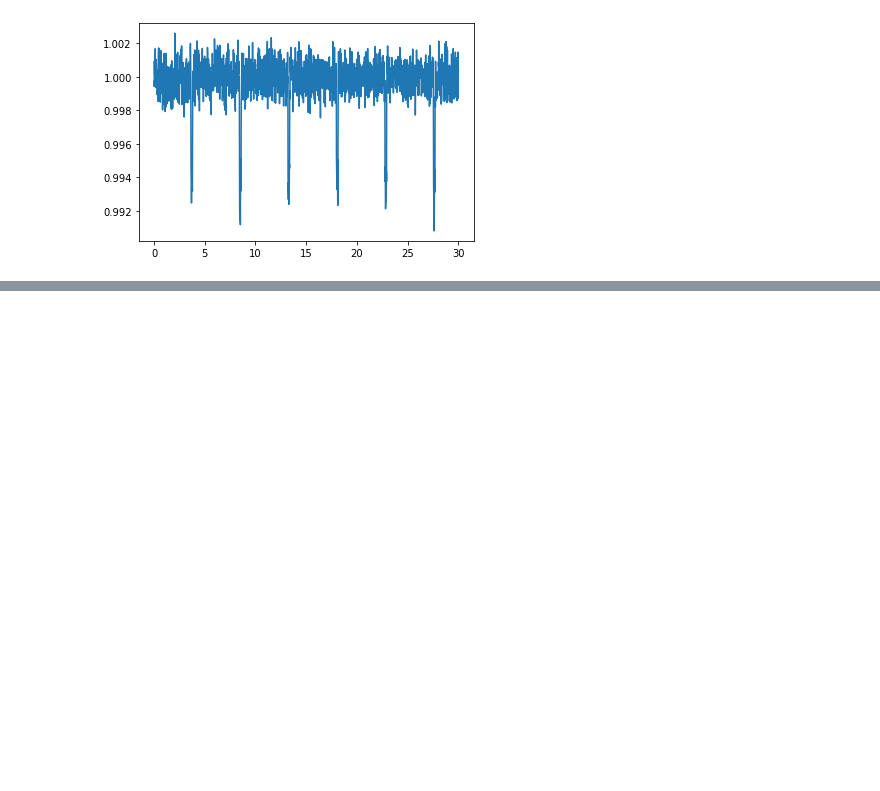
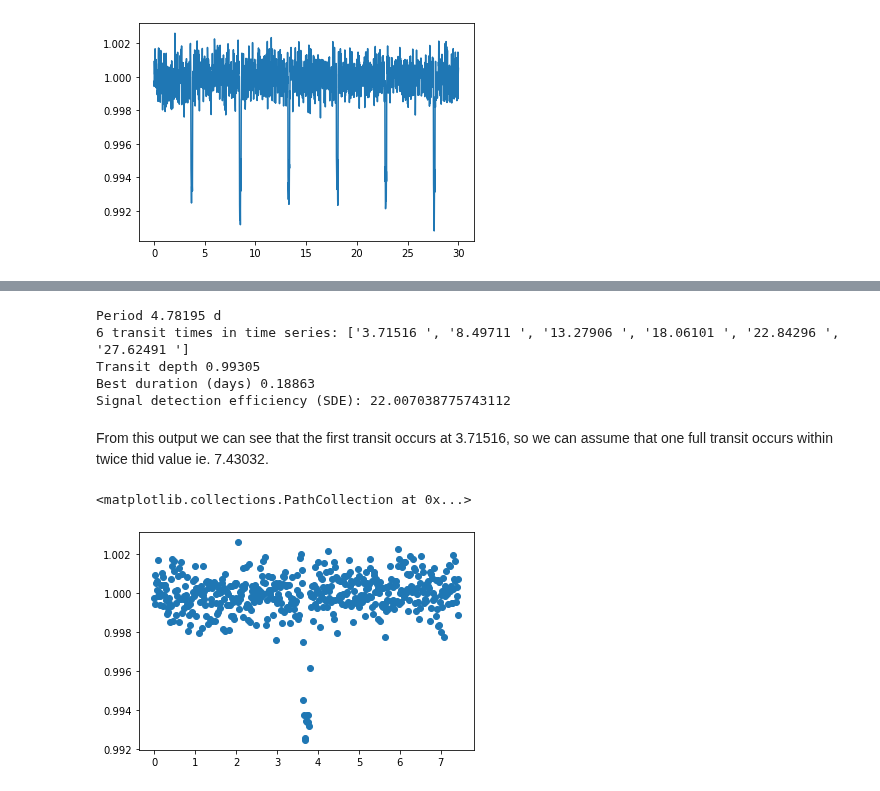
Before and after one commit to Hamza-Suleman/transiting-exoplanets, a Jupyter notebook: BATMAN_testing.ipynb, the cells around one changed output, grey strips where cells are left out. Cells and saved outputs as stored; diff of their text form; code cells hidden in the pictures; blank space fills up the shorter version.

```diff
--- a/BATMAN_testing.ipynb
+++ b/BATMAN_testing.ipynb
@@ -175,0 +192,29 @@ plt.plot(time,flux)
+# %%
+print('Period', format(results.period, '.5f'), 'd')
+print(len(results.transit_times), 'transit times in time series:',
+
+  ['{0:0.5f} ' .format(i) for i in results. transit_times])
+print ('Transit depth', format(results.depth, '.5f'))
+print( 'Best duration (days)' , format(results.duration, '.5f'))
+print ('Signal detection efficiency (SDE):', results.SDE)
+# %% [output]
+Period 4.78195 d
+6 transit times in time series: ['3.71516 ', '8.49711 ', '13.27906 ', '18.06101 ', '22.84296 ', '27.62491 ']
+Transit depth 0.99305
+Best duration (days) 0.18863
+Signal detection efficiency (SDE): 22.007038775743112
+# %% [markdown]
+From this output we can see that the first transit occurs at 3.71516, so we can assume that one full transit occurs within twice thid value ie. 7.43032.
+# %%
+first_transit_time = []
+first_transit_flux = []
+i = 0
+while time[i] < 7.43032:
+  first_transit_time.append(time[i])
+  first_transit_flux.append(flux[i])
+  i += 1
+# %%
+plt.scatter(first_transit_time,first_transit_flux)
+# %% [output]
+<matplotlib.collections.PathCollection at 0x...>
+[figure, added]
```
Also changed, not shown: parts of 4 cells of this notebook.
